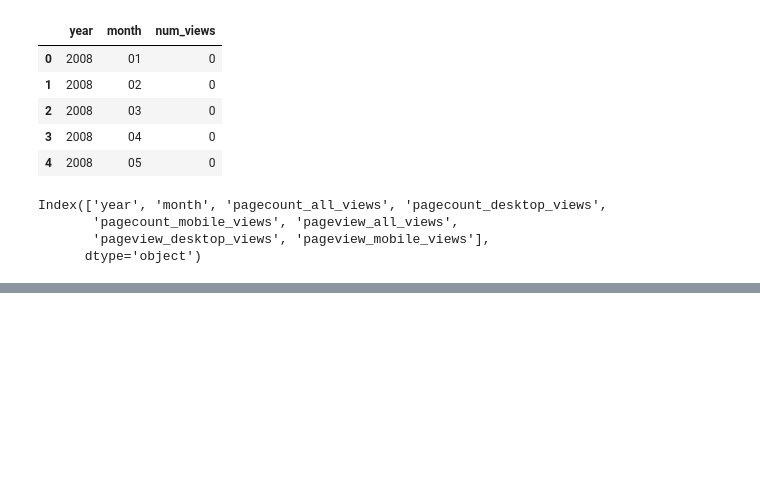
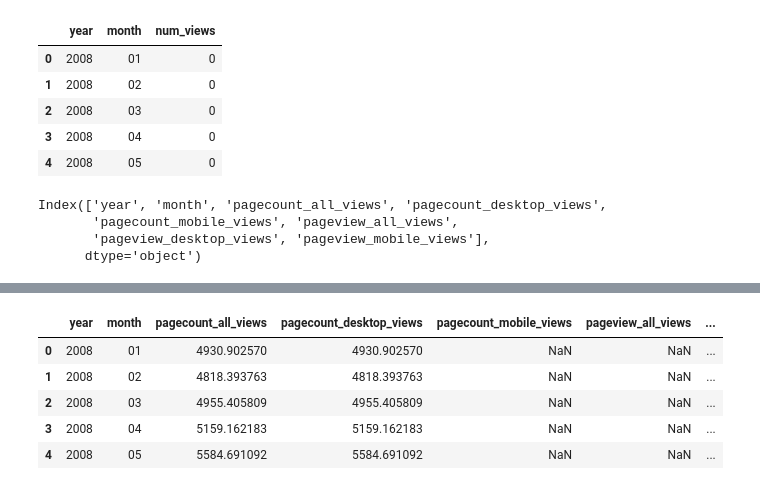
Before and after one commit to vikrantb/data-512, a Jupyter notebook: data-512-a1/wikipedia-analysis.ipynb, the cells around one changed output, grey strips where cells are left out. Saved outputs shown, nothing was run; the diff lists cells and outputs as text; code cells hidden in the pictures; blank space fills up the shorter version.

```diff
--- a/data-512-a1/wikipedia-analysis.ipynb
+++ b/data-512-a1/wikipedia-analysis.ipynb
@@ -209,0 +201,11 @@ fig.show()
+# %%
+for col in [col for col in all_years.columns if col.endswith('_views')]:
+    all_years[col] = all_years[col].apply(lambda x: (x if x is None else x/1000000))
+all_years.head()
+# %% [output]
+|  | year | month | pagecount_all_views | pagecount_desktop_views | pagecount_mobile_views | pageview_all_views | ... |
+| 0 | 2008 | 01 | 4930.902570 | 4930.902570 | NaN | NaN | ... |
+| 1 | 2008 | 02 | 4818.393763 | 4818.393763 | NaN | NaN | ... |
+| 2 | 2008 | 03 | 4955.405809 | 4955.405809 | NaN | NaN | ... |
+| 3 | 2008 | 04 | 5159.162183 | 5159.162183 | NaN | NaN | ... |
+| 4 | 2008 | 05 | 5584.691092 | 5584.691092 | NaN | NaN | ... |
```
Also changed, not shown: parts of 5 cells of this notebook, 1 other file.
